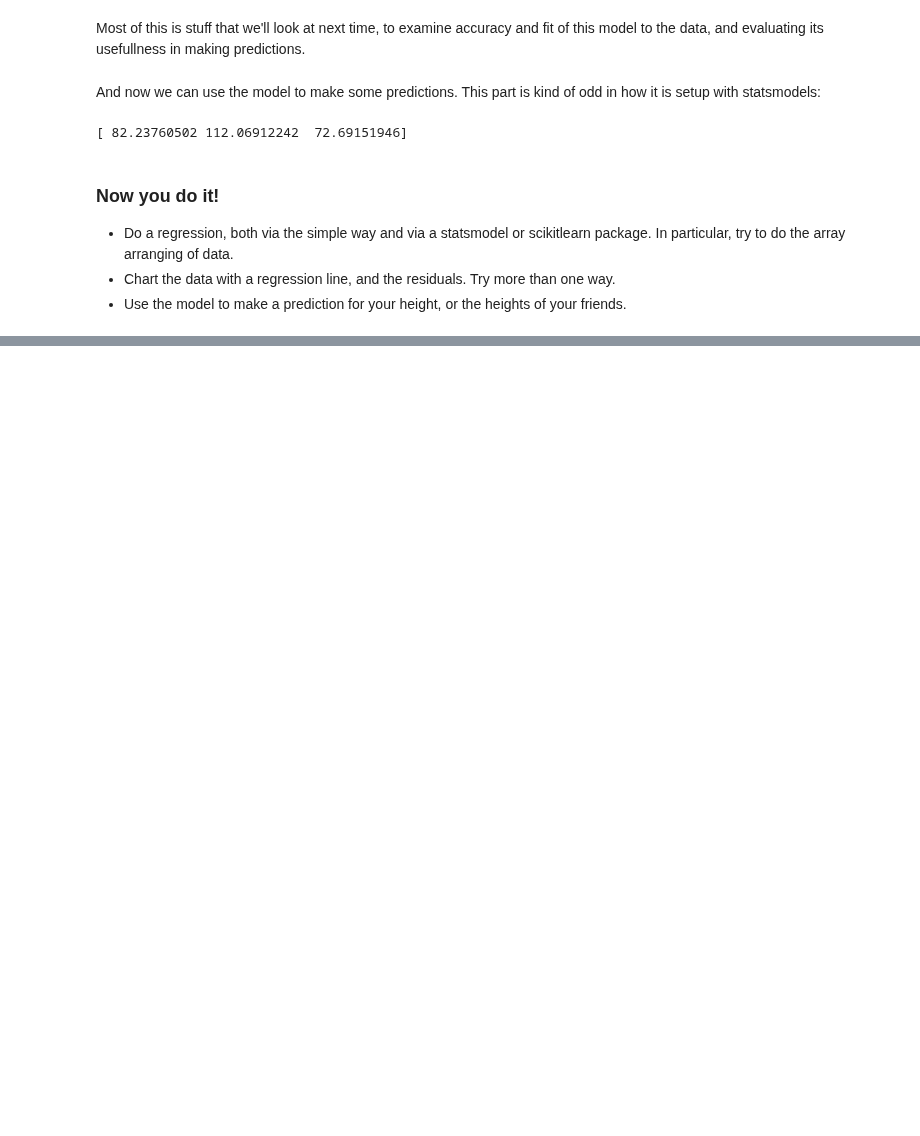
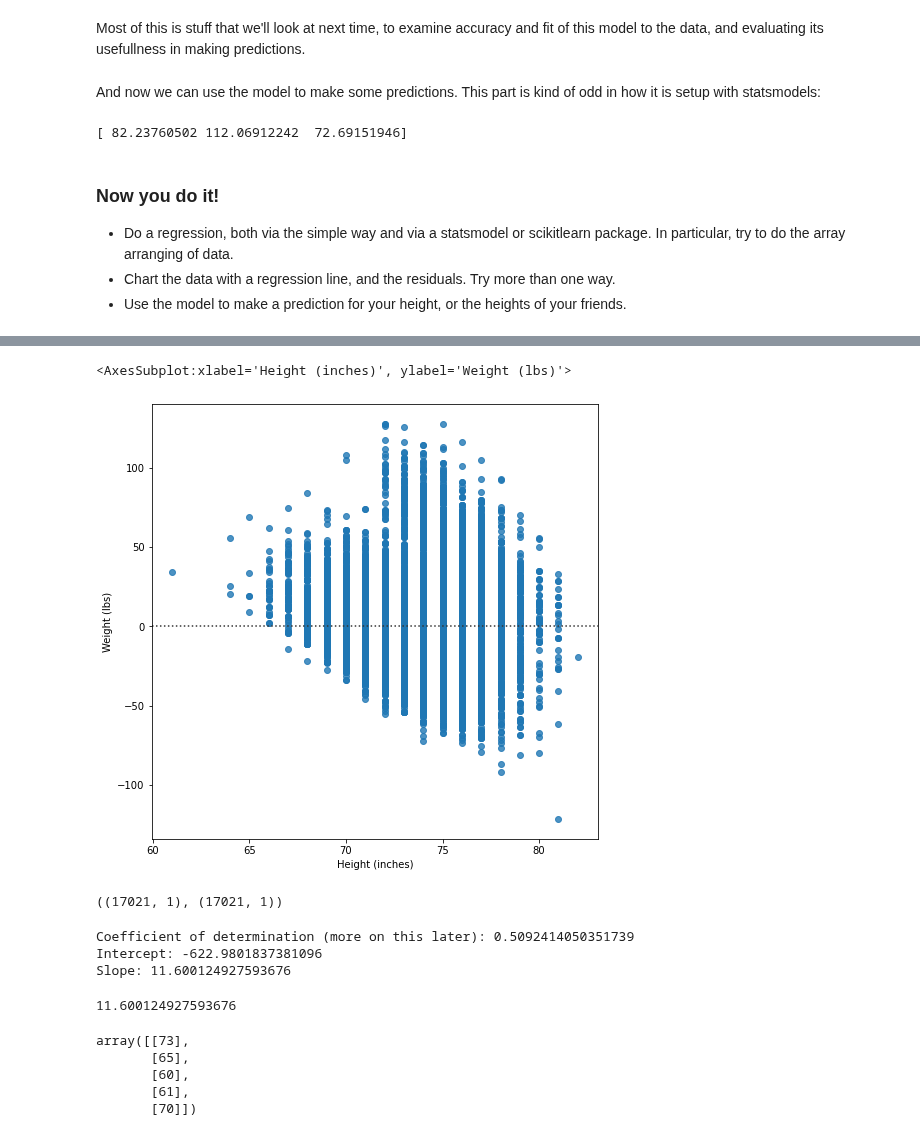
Before and after one commit to allyryry/BasicClassExamples, a Jupyter notebook: 018_linear_least_squares.ipynb, the cells around one changed output, grey strips where cells are left out. Saved outputs shown, nothing was run; the diff lists cells and outputs as text; code cells hidden in the pictures; blank space fills up the shorter version.

```diff
--- a/018_linear_least_squares.ipynb
+++ b/018_linear_least_squares.ipynb
@@ -387,0 +421,11 @@ hw2 = hw2.dropna(axis=1)
+# %%
+sns.residplot(x=hw2[h2], y=hw2[w2])
+# %% [output]
+<AxesSubplot:xlabel='Height (inches)', ylabel='Weight (lbs)'>
+[figure, added]
+# %%
+b = np.array(hw2[h2]).reshape(-1,1)
+c = np.array(hw2[w2]).reshape(-1,1) #first variable is how every many rows and second is 1 column
+b.shape, c.shape
+# %% [output]
+((17021, 1), (17021, 1))
@@ -387,0 +434,25 @@ hw2 = hw2.dropna(axis=1)
+# %%
+r_sq2 = modelNFL.score(b, c)
+print('Coefficient of determination (more on this later):', r_sq2)
+# Print the Intercept:
+print('Intercept:', modelNFL.intercept_[0])
+# Print the Slope:
+print('Slope:', modelNFL.coef_[0][0])
+# %% [output]
+Coefficient of determination (more on this later): 0.5092414050351739
+Intercept: -622.9801837381096
+Slope: 11.600124927593676
+# %%
+modelNFL.coef_[0][0] #indexing gets rid of arrays
+# %% [output]
+11.600124927593676
+# %%
+heightsToPred = np.array([73, 65, 60, 61, 70])
+heightsToPred = heightsToPred.reshape(5,1)
+heightsToPred
+# %% [output]
+array([[73],
+       [65],
+       [60],
+       [61],
+       [70]])
```
Also changed, not shown: parts of 11 cells of this notebook.
